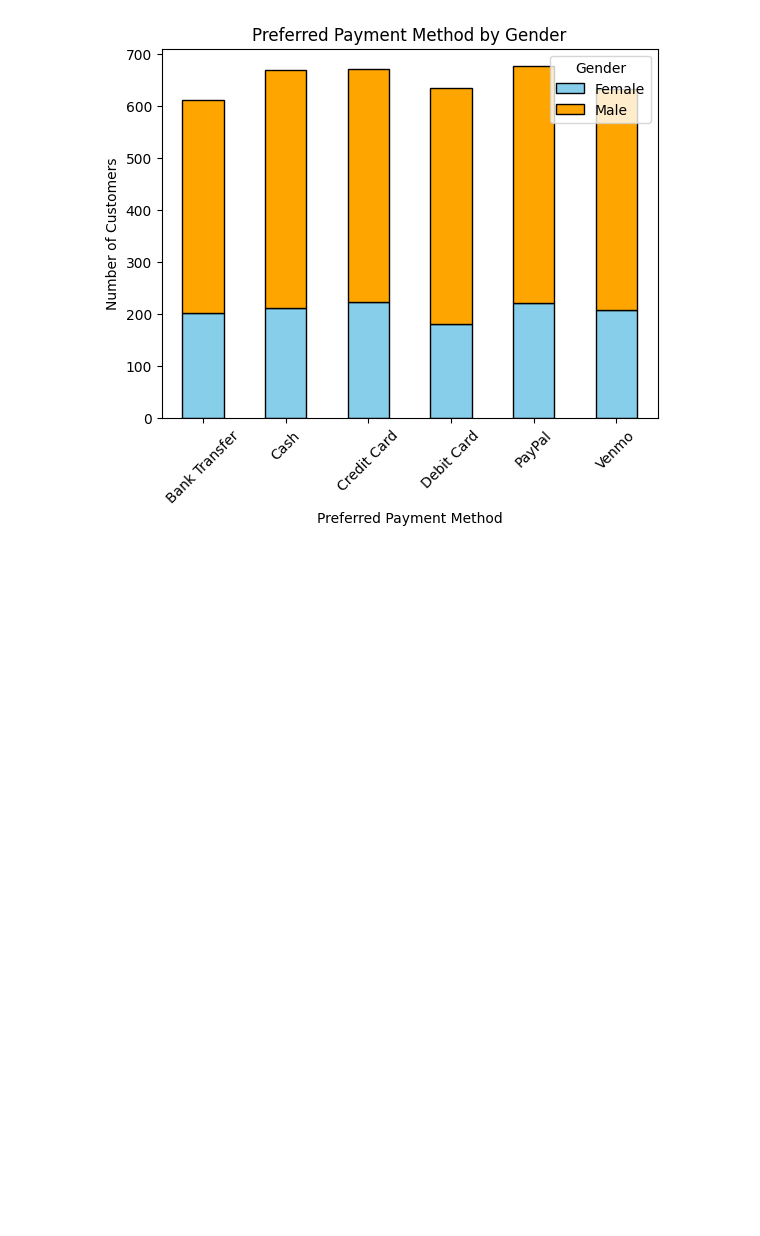
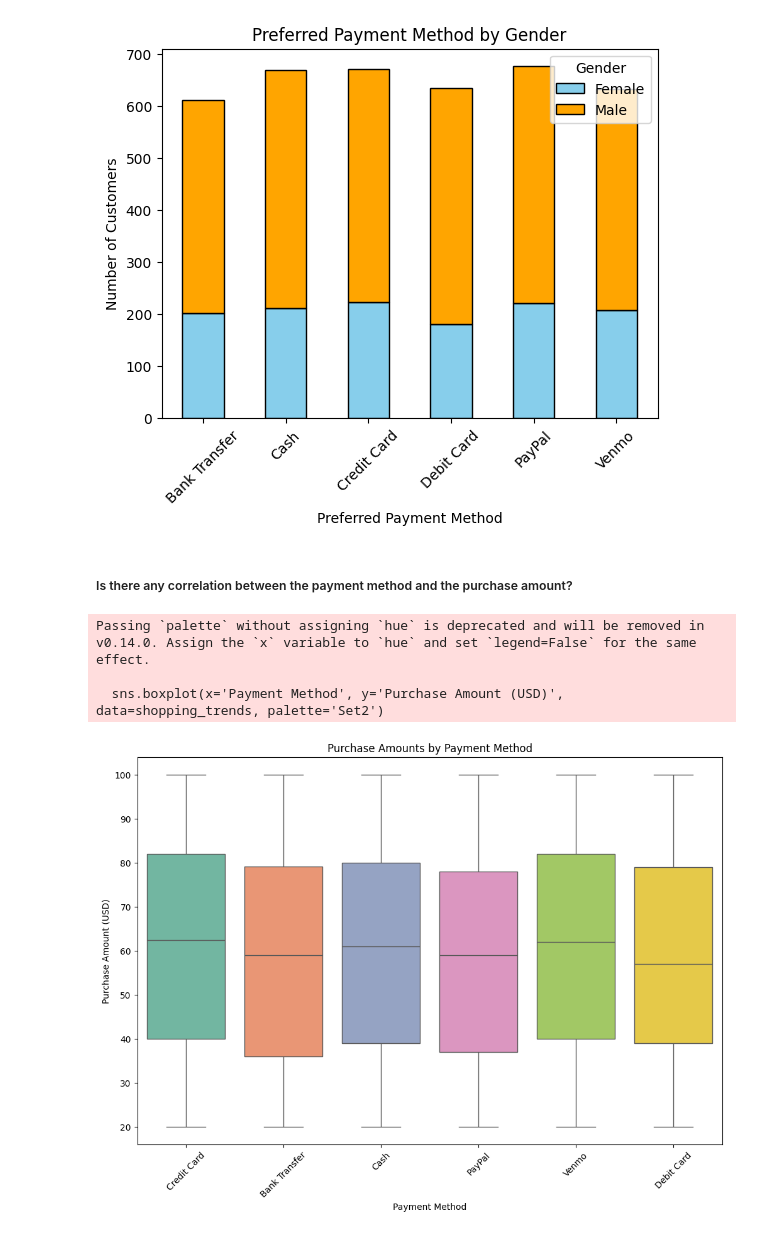
Before and after one commit to melvinquashie/Consumer-Behavior-and-Shopping-Habits, a Jupyter notebook: Consumer Behavior and Shopping Habits/Untitled-1.ipynb, the cells around one changed output. Drawn from its saved outputs; the diff is of its cells as text; code cells hidden in the pictures; blank space fills up the shorter version.

```diff
--- a/Consumer Behavior and Shopping Habits/Untitled-1.ipynb
+++ b/Consumer Behavior and Shopping Habits/Untitled-1.ipynb
@@ -1008,3 +995,20 @@ plt.show()
 [figure]
 <Figure size 1000x600 with 0 Axes>
 [figure]
+# %% [markdown]
+##### Is there any correlation between the payment method and the purchase amount?
+# %%
+# Create a box plot or violin plot to visualize the distribution of purchase amounts for each payment method.
+
+plt.figure(figsize=(12, 8))
+sns.boxplot(x='Payment Method', y='Purchase Amount (USD)', data=shopping_trends, palette='Set2')
+plt.title('Purchase Amounts by Payment Method')
+plt.xlabel('Payment Method')
+plt.ylabel('Purchase Amount (USD)')
+plt.xticks(rotation=45)
+plt.show()
+# %% [output]
+Passing `palette` without assigning `hue` is deprecated and will be removed in v0.14.0. Assign the `x` variable to `hue` and set `legend=False` for the same effect.
+
+  sns.boxplot(x='Payment Method', y='Purchase Amount (USD)', data=shopping_trends, palette='Set2')
+[figure, added]
```
Also changed, not shown: parts of 29 cells of this notebook.
